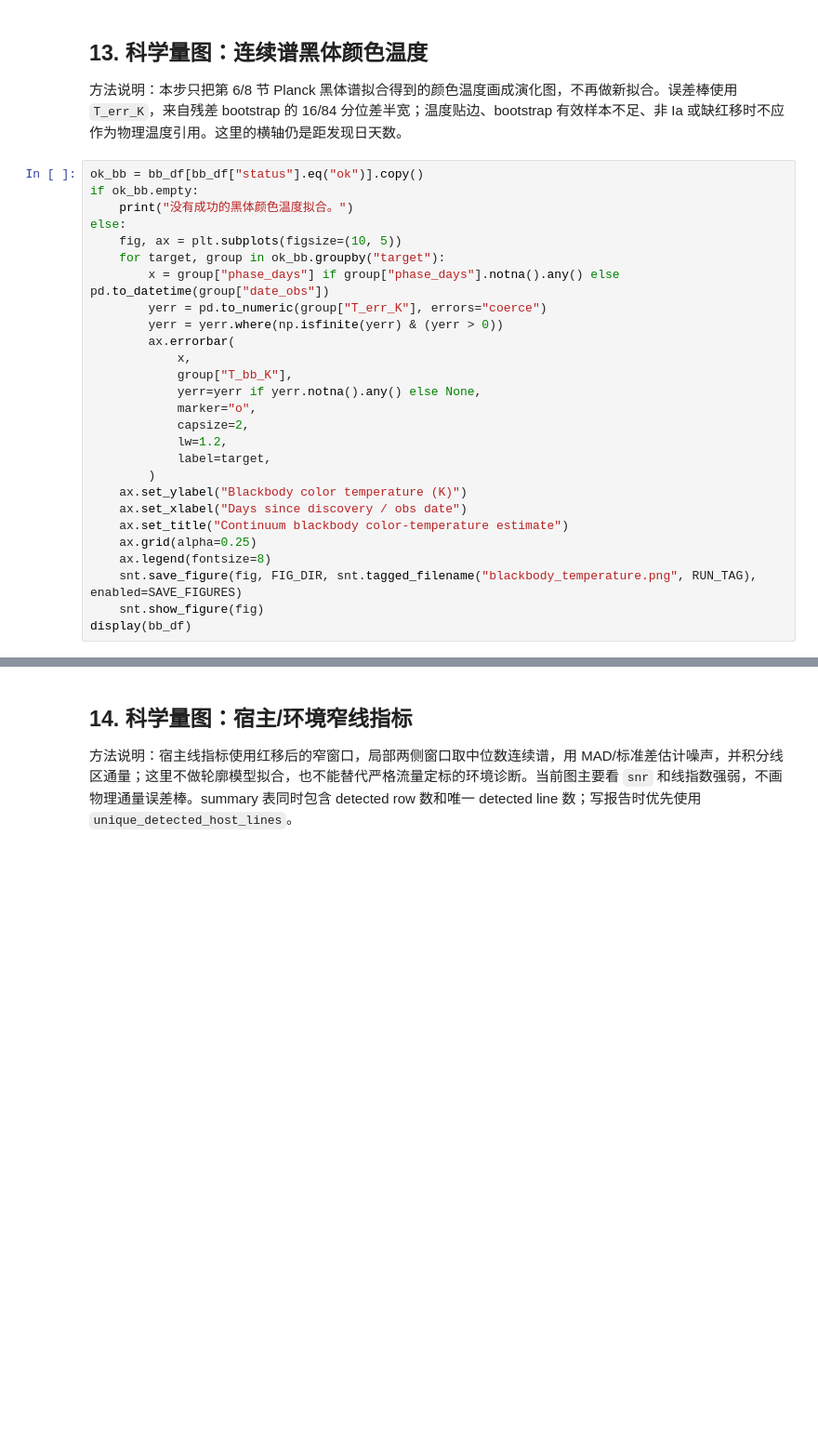
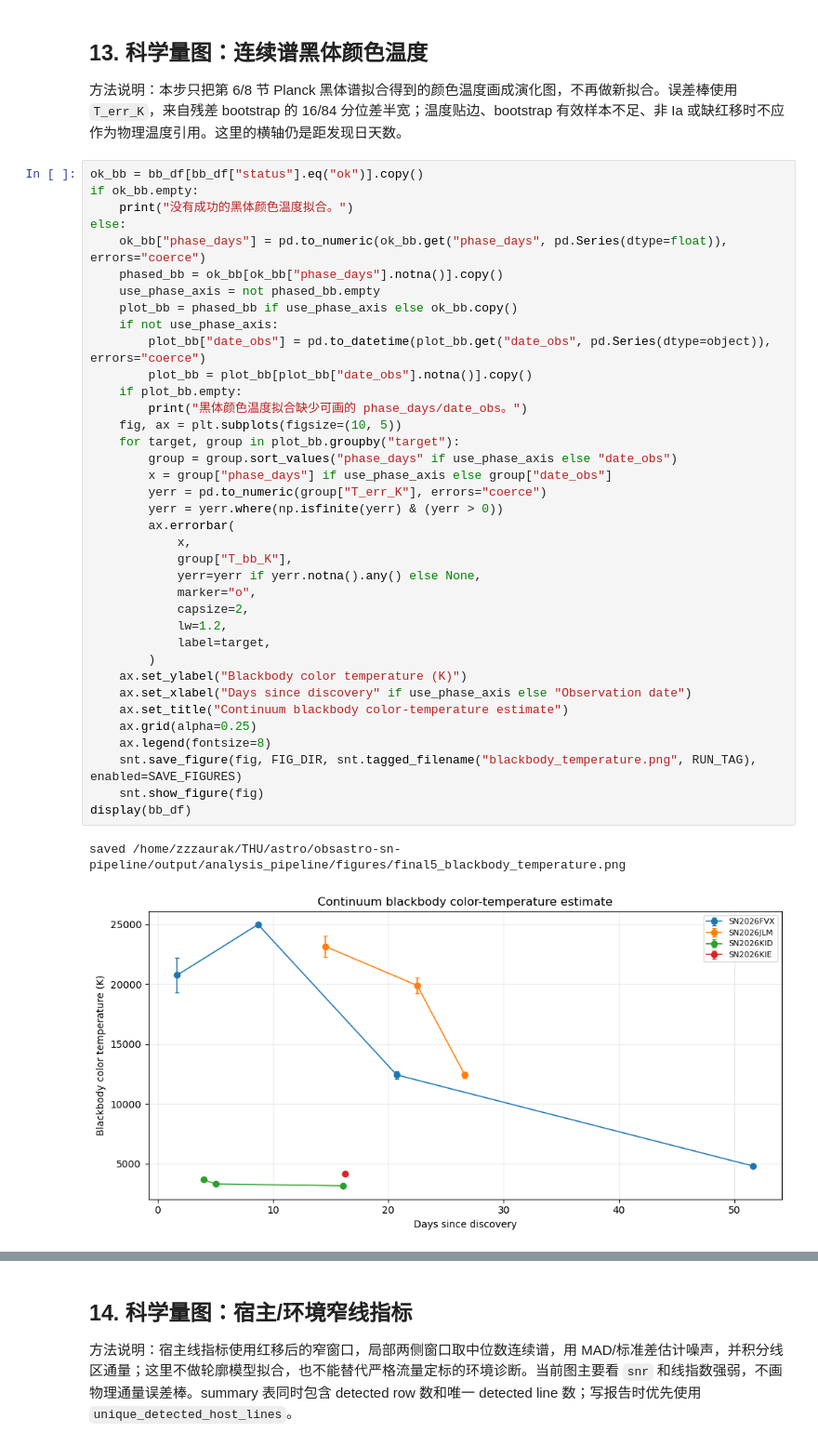
Before and after one commit to Zzzaurak/obsastro-sn-pipeline, a Jupyter notebook: notebooks/02_spectral_analysis_pipeline.ipynb, the cells around one changed output, grey strips where cells are left out. Shown at 93% size. Saved outputs shown, nothing was run; the diff lists cells and outputs as text; blank space fills up the shorter version.

Commit message:
fix blackbody T png

```diff
--- a/notebooks/02_spectral_analysis_pipeline.ipynb
+++ b/notebooks/02_spectral_analysis_pipeline.ipynb
@@ -304,27 +426,40 @@ snt.show_figure(depth_fig)
 # %%
 ok_bb = bb_df[bb_df["status"].eq("ok")].copy()
 if ok_bb.empty:
     print("没有成功的黑体颜色温度拟合。")
 else:
+    ok_bb["phase_days"] = pd.to_numeric(ok_bb.get("phase_days", pd.Series(dtype=float)), errors="coerce")
+    phased_bb = ok_bb[ok_bb["phase_days"].notna()].copy()
+    use_phase_axis = not phased_bb.empty
+    plot_bb = phased_bb if use_phase_axis else ok_bb.copy()
+    if not use_phase_axis:
+        plot_bb["date_obs"] = pd.to_datetime(plot_bb.get("date_obs", pd.Series(dtype=object)), errors="coerce")
+        plot_bb = plot_bb[plot_bb["date_obs"].notna()].copy()
+    if plot_bb.empty:
+        print("黑体颜色温度拟合缺少可画的 phase_days/date_obs。")
     fig, ax = plt.subplots(figsize=(10, 5))
-    for target, group in ok_bb.groupby("target"):
-        x = group["phase_days"] if group["phase_days"].notna().any() else pd.to_datetime(group["date_obs"])
+    for target, group in plot_bb.groupby("target"):
+        group = group.sort_values("phase_days" if use_phase_axis else "date_obs")
+        x = group["phase_days"] if use_phase_axis else group["date_obs"]
         yerr = pd.to_numeric(group["T_err_K"], errors="coerce")
         yerr = yerr.where(np.isfinite(yerr) & (yerr > 0))
         ax.errorbar(
             x,
             group["T_bb_K"],
             yerr=yerr if yerr.notna().any() else None,
             marker="o",
             capsize=2,
             lw=1.2,
             label=target,
         )
     ax.set_ylabel("Blackbody color temperature (K)")
-    ax.set_xlabel("Days since discovery / obs date")
+    ax.set_xlabel("Days since discovery" if use_phase_axis else "Observation date")
     ax.set_title("Continuum blackbody color-temperature estimate")
     ax.grid(alpha=0.25)
     ax.legend(fontsize=8)
     snt.save_figure(fig, FIG_DIR, snt.tagged_filename("blackbody_temperature.png", RUN_TAG), enabled=SAVE_FIGURES)
     snt.show_figure(fig)
 display(bb_df)
+# %% [output]
+saved /home/zzzaurak/THU/astro/obsastro-sn-pipeline/output/analysis_pipeline/figures/final5_blackbody_temperature.png
+[figure, added]
```
Also changed, not shown: parts of 15 cells of this notebook, 3 other files.
